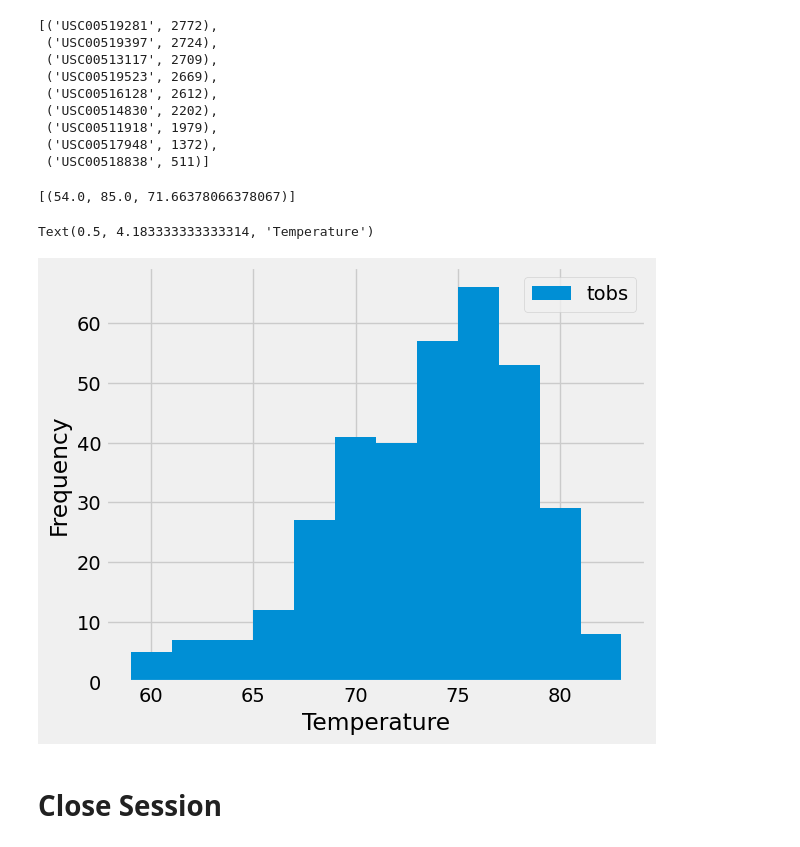
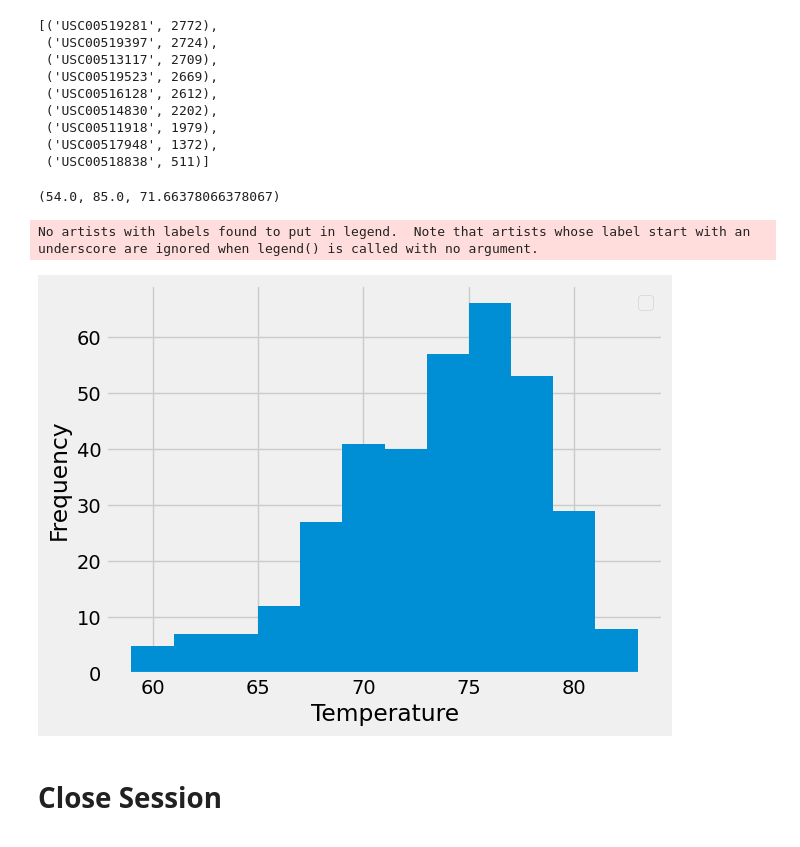
Before and after one commit to smepps1989/sqlalchemy-challenge, a Jupyter notebook: climate_analysis/climate_starter.ipynb, the cells around one changed output. Saved outputs shown, nothing was run; the diff lists cells and outputs as text; code cells hidden in the pictures.

```diff
--- a/climate_analysis/climate_starter.ipynb
+++ b/climate_analysis/climate_starter.ipynb
@@ -142,14 +131,31 @@ session.query()
  ('USC00518838', 511)]
 # %%
 # Using the most active station id from the previous query, calculate the lowest, highest, and average temperature.
+most_active_station = session.query(func.min(Measurement.tobs), func.max(Measurement.tobs), func.avg(Measurement.tobs)).filter(Measurement.station == "USC00519281")
+for row in most_active_station:
+    print(row)
 # %% [output]
-[(54.0, 85.0, 71.66378066378067)]
+(54.0, 85.0, 71.66378066378067)
 # %%
 # Using the most active station id
 # Query the last 12 months of temperature observation data for this station and plot the results as a histogram
+# Query the prior year for most active station
+
+most_act_st_yr = session.query(Measurement.tobs).filter(Measurement.station == "USC00519281").filter(Measurement.date >= prior_year).all()
+temperatures = []
+
+# Create a list that will hold temperatures
+[temperatures.append(x.tobs) for x in most_act_st_yr]
+
+# Create histogram
+plt.hist(temperatures, bins=12)
+plt.xlabel("Temperature")
+plt.ylabel("Frequency")
+plt.legend()
+plt.show()
 # %% [output]
-Text(0.5, 4.183333333333314, 'Temperature')
+No artists with labels found to put in legend.  Note that artists whose label start with an underscore are ignored when legend() is called with no argument.
-[figure, old version]
+[figure, new version]
 # %% [markdown]
 # Close Session
 # %%
```
Also changed, not shown: parts of 5 cells of this notebook.
